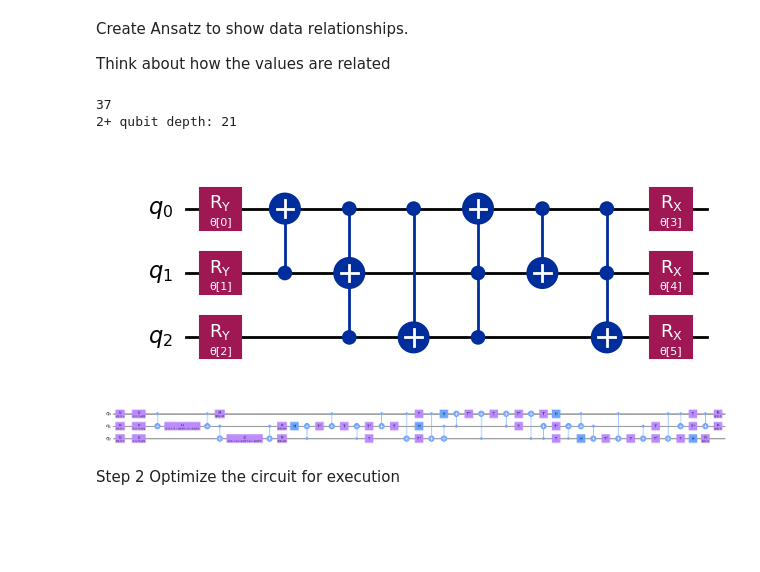
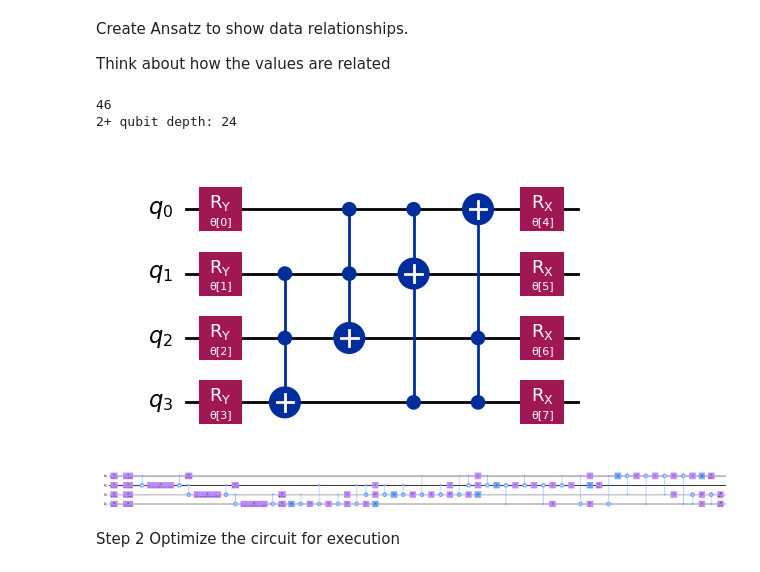
Before and after one commit to peoplesinc/air-pollution-data, a Jupyter notebook: baltimore-figures/baltimore_qml.ipynb, the cells around one changed output. Drawn from its saved outputs; the diff is of its cells as text; code cells hidden in the pictures; blank space fills up the shorter version.

Commit message:
Updated to use 4 qubits for testing

```diff
--- a/baltimore-figures/baltimore_qml.ipynb
+++ b/baltimore-figures/baltimore_qml.ipynb
@@ -177,7 +177,7 @@ def process_dataset(dataset: pd.DataFrame, samples: int, random_seed: int) -> np
                             #(row[3] / row[6]) * 2 * pi, # % of Hispanic population
                             #(row[4] / row[6]) * 2 * pi, # % of Asian population
                             #(row[5] / row[6]) * 2 * pi, # % of Other population
-                            #(row[6] / max ) * 2 * pi,     # Normalized total
+                            (row[6] / max ) * 2 * pi,     # Normalized total
                             row[7],           # NO2 levels | Low is good
                             row[8],           # PHOLC levels
                             row[9],          # PM25 levels | high is bad
@@ -226,7 +226,7 @@ from qiskit.circuit import ParameterVector
   7 - # PHOLC levels
   8 - # PM25 levels | high is bad
 '''
-def create_ansatz_circuit(qubits: int, gate_list: array) -> QuantumCircuit:
+def create_ansatz_circuit(qubits: int, superposition: bool, gate_list: array) -> QuantumCircuit:
     # Initialize the circuit using the same number of qubits as the image has pixels
     qnn_circuit = QuantumCircuit(qubits)
 
@@ -236,6 +236,10 @@ def create_ansatz_circuit(qubits: int, gate_list: array) -> QuantumCircuit:
     # A first variational layer:
     for i in range(qubits):
         qnn_circuit.ry(params[i], i)
+        if superposition:
+            qnn_circuit.h(i)
+
+
 
     # Ansatz Designs will go here
     # These should include ALL QUBITS
@@ -471,28 +489,29 @@ Think about how the values are related
 # %%
 # Import the necessary packages
 from qiskit import QuantumCircuit
 
 # Here is a list of qubit pairs between which we want CNOT gates. The choice of these is not yet obvious.
 # Change this to include ALL of the demographic group qubits
 
 #qnn_cnot_list = [[0], [0,1,2], [2,1],[1,0]] # Ansatz 2
 #qnn_cnot_list =  [ [0,2,1],[1,2], [2,0],[0, 1],[0,1,2] ] #Ansatz 1
 #qnn_cnot_list = [ [0,1], [1,2], [2,1,0], [0,1,2]] #Ansatz 3
-qnn_cnot_list = [[1,0], [0,2,1], [0,2], [2,1,0],[0, 1],[0,1,2]] #Ansatz
+#qnn_cnot_list = [[1,0], [0,2,1], [1,2], [2,0],[0, 1],[0,1,2]] #Ansatz
+qnn_cnot_list = [ [1,2, 3],[0,1,2],[0,3,1], [3,2,0]] #Ansatz
 
-ansatz = create_ansatz_circuit(qubits=num_qubits, gate_list=qnn_cnot_list)
+ansatz = create_ansatz_circuit(qubits=num_qubits, superposition=False, gate_list=qnn_cnot_list)
 # Check the circuit depth, and the two-qubit gate depth
 print(ansatz.decompose().depth())
 print(
     f"2+ qubit depth: {ansatz.decompose().depth(lambda instr: len(instr.qubits) > 1)}"
 )
 
 # Draw the circuit
 ansatz.draw("mpl")
 # %% [output]
-37
-2+ qubit depth: 21
+46
+2+ qubit depth: 24
-[figure, old version]
+[figure, new version]
 # %%
 # QNN ansatz
 
@@ -505,7 +524,7 @@ full_circuit.compose(ansatz, range(num_qubits), inplace=True)
 # Display the circuit
 full_circuit.decompose().draw("mpl", style="clifford", fold=-1)
 # %% [output]
-[figure, old version]
+[figure, new version]
 # %% [markdown]
 Step 2
 Optimize the circuit for execution
```
Also changed, not shown: parts of 12 cells of this notebook.
